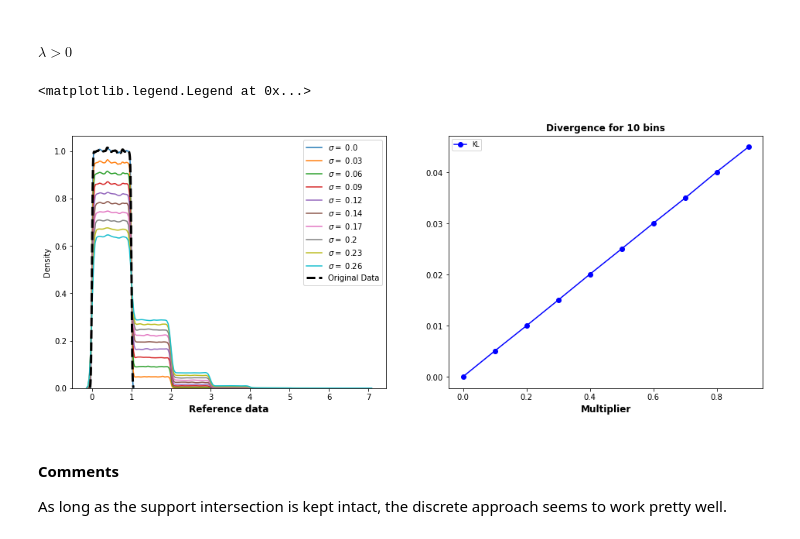
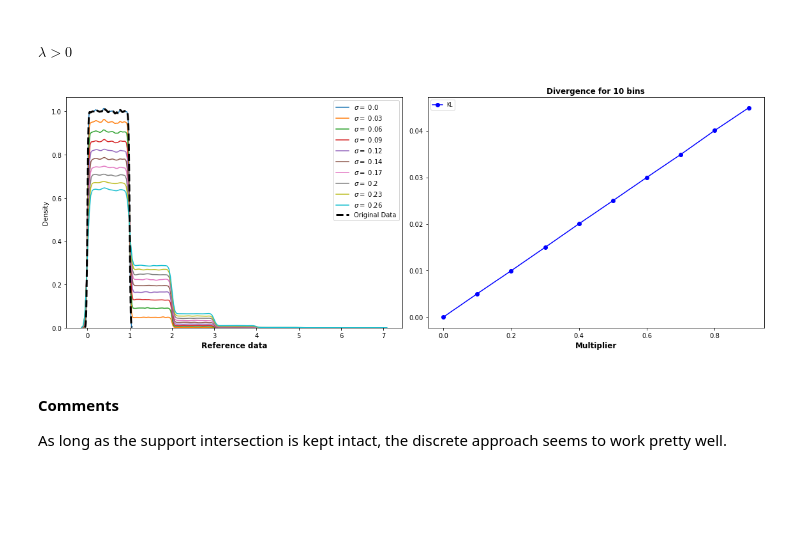
Before and after one commit to tdosreis/kl-divergence, a Jupyter notebook: kullback-leibler-divergence.ipynb, the cells around one changed output. Cells and saved outputs as stored; diff of their text form; code cells hidden in the pictures; blank space fills up the shorter version.

```diff
--- a/kullback-leibler-divergence.ipynb
+++ b/kullback-leibler-divergence.ipynb
@@ -220,35 +220,35 @@ for m in multipliers:
     noise = np.random.poisson(lam=mu*m, size=pure.shape)
     pure = reference_data.copy()
     signal = pure + noise
     divergence = compute_kl_divergence(pure, signal, n_bins)
     kl_divergence.append(divergence/n_bins)
 
     sns.distplot(
         a=signal,
         ax=ax[0],
         hist=False,
         label=f'$\sigma=$ {round(sigma*m,2)}'
     )
 
 sns.distplot(
     a=pure,
     ax=ax[0],
     hist=False,
     label='Original Data',
     kde_kws={'linewidth':3.0,
              'linestyle':'--',
              'color':'black'}
 )
 
 ax[0].set_xlabel('Reference data', fontsize=12, weight='bold')
 ax[1].set_xlabel('Multiplier', fontsize=12, weight='bold')
 ax[1].plot(multipliers, kl_divergence, 'b-o', label='KL')
 ax[1].legend(['KL'], fontsize=8)
 ax[1].set_title(f'Divergence for {n_bins} bins', fontsize=12, weight='bold')
 ax[0].legend()
+fig.tight_layout()
 # %% [output]
-<matplotlib.legend.Legend at 0x...>
-[figure, old version]
+[figure, new version]
 # %% [markdown]
 #### Comments
 
```
Also changed, not shown: parts of 5 cells of this notebook.
